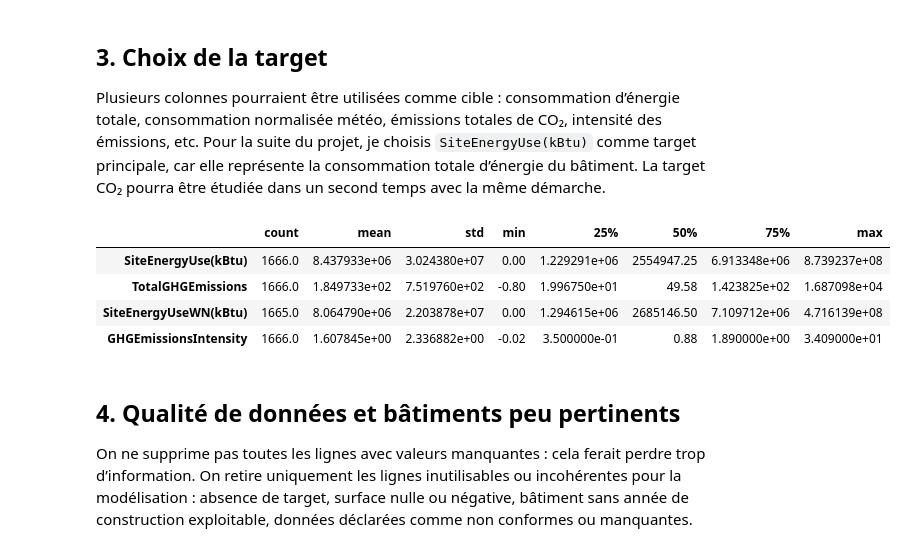
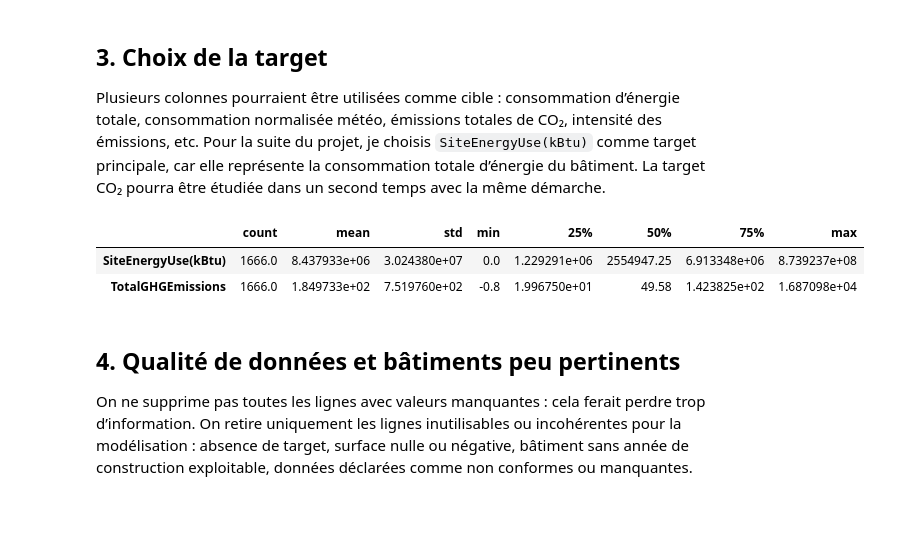
Before and after one commit to StoneOceans/projet2, a Jupyter notebook: P3_template_modelisation_supervisee_EDA_FeatureEngineering.ipynb, the cells around one changed output. Drawn from its saved outputs; the diff is of its cells as text; code cells hidden in the pictures; blank space fills up the shorter version.

```diff
--- a/P3_template_modelisation_supervisee_EDA_FeatureEngineering.ipynb
+++ b/P3_template_modelisation_supervisee_EDA_FeatureEngineering.ipynb
@@ -134,12 +134,12 @@ non_residential_types = [
     "Campus"
 ]
 
-df = building_consumption[building_consumption["BuildingType"].isin(non_residential_types)].copy()
+df_arrange = building_consumption[building_consumption["BuildingType"].isin(non_residential_types)].copy()
 
 print("Lignes initiales :", n_initial)
-print("Lignes après filtre bâtiments non résidentiels :", df.shape[0])
-print("Lignes supprimées :", n_initial - df.shape[0])
-df["BuildingType"].value_counts()
+print("Lignes après filtre bâtiments non résidentiels :", df_arrange.shape[0])
+print("Lignes supprimées :", n_initial - df_arrange.shape[0])
+df_arrange["BuildingType"].value_counts()
 # %% [output]
 Lignes initiales : 3376
 Lignes après filtre bâtiments non résidentiels : 1668
@@ -158,15 +158,13 @@ Plusieurs colonnes pourraient être utilisées comme cible : consommation d’é
 # %%
 target = "SiteEnergyUse(kBtu)"
 secondary_target = "TotalGHGEmissions"
 
 # Vérification de la disponibilité des cibles potentielles
-df[[target, secondary_target, "SiteEnergyUseWN(kBtu)", "GHGEmissionsIntensity"]].describe().T
+df_arrange[[target, secondary_target]].describe().T
 # %% [output]
 |  | count | mean | std | min | 25% | 50% | 75% | max |
-| SiteEnergyUse(kBtu) | 1666.0 | 8.437933e+06 | 3.024380e+07 | 0.00 | 1.229291e+06 | 2554947.25 | 6.913348e+06 | 8.739237e+08 |
-| TotalGHGEmissions | 1666.0 | 1.849733e+02 | 7.519760e+02 | -0.80 | 1.996750e+01 | 49.58 | 1.423825e+02 | 1.687098e+04 |
-| SiteEnergyUseWN(kBtu) | 1665.0 | 8.064790e+06 | 2.203878e+07 | 0.00 | 1.294615e+06 | 2685146.50 | 7.109712e+06 | 4.716139e+08 |
-| GHGEmissionsIntensity | 1666.0 | 1.607845e+00 | 2.336882e+00 | -0.02 | 3.500000e-01 | 0.88 | 1.890000e+00 | 3.409000e+01 |
+| SiteEnergyUse(kBtu) | 1666.0 | 8.437933e+06 | 3.024380e+07 | 0.0 | 1.229291e+06 | 2554947.25 | 6.913348e+06 | 8.739237e+08 |
+| TotalGHGEmissions | 1666.0 | 1.849733e+02 | 7.519760e+02 | -0.8 | 1.996750e+01 | 49.58 | 1.423825e+02 | 1.687098e+04 |
 # %% [markdown]
 ## 4. Qualité de données et bâtiments peu pertinents
 
```
Also changed, not shown: parts of 3 cells of this notebook.
